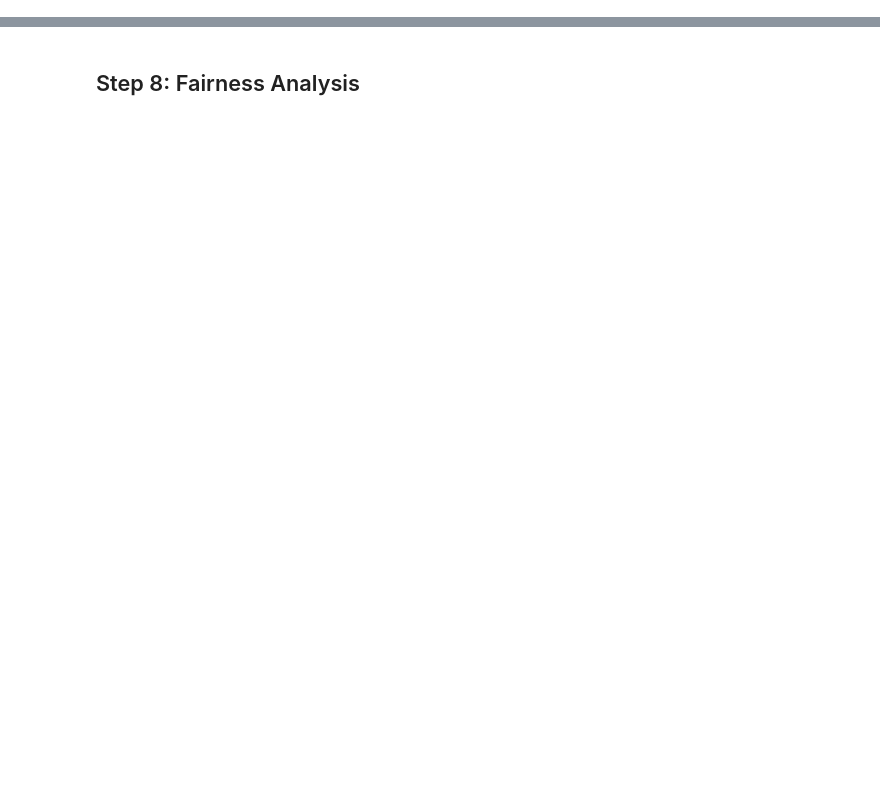
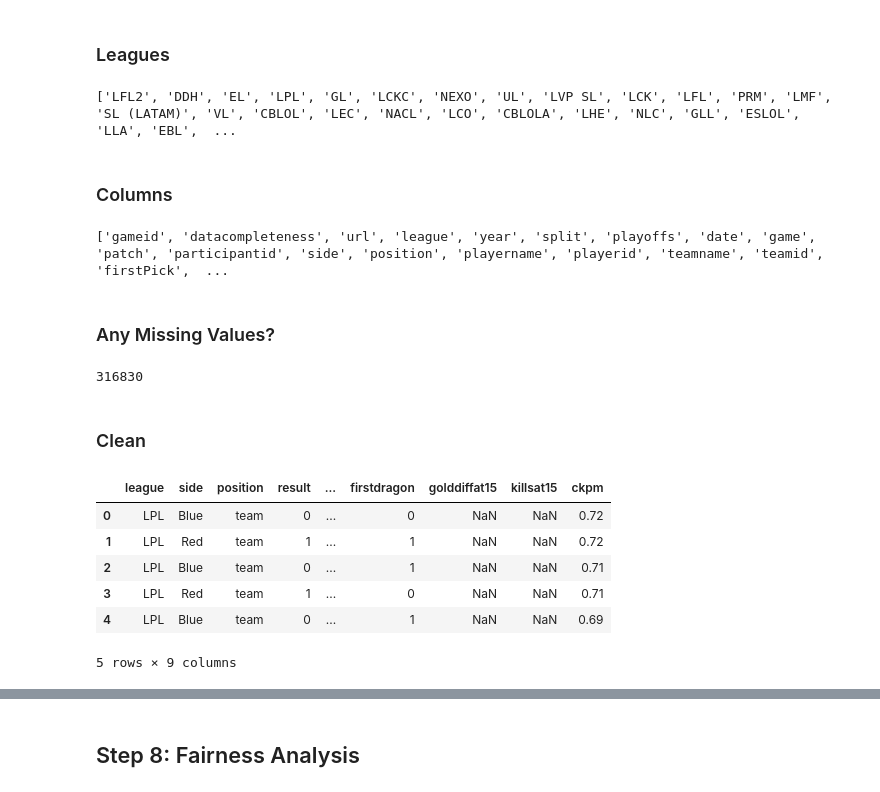
Before and after one commit to DonLe727/League-Of-legends-Tier-1-League-Match-Predictor, a Jupyter notebook: template.ipynb, the cells around one changed output, grey strips where cells are left out. Saved outputs shown, nothing was run; the diff lists cells and outputs as text; code cells hidden in the pictures; blank space fills up the shorter version.

```diff
--- a/template.ipynb
+++ b/template.ipynb
@@ -15,0 +33,12 @@ from dsc80_utils import * # Feel free to uncomment and use this.
+# %%
+# DataFrame Initialization (Raw Data)
+
+csv_files = ['2023_LoL_esports_match_data_from_OraclesElixir.csv',
+             '2024_LoL_esports_match_data_from_OraclesElixir.csv',
+             '2025_LoL_esports_match_data_from_OraclesElixir.csv']
+
+data_folder = Path('data')
+
+main_df = pd.concat([pd.read_csv(data_folder / f, low_memory=False) for f in csv_files], ignore_index=True) # Concatenate LoL Pro games from 2023-2026
+
+main_df
@@ -15,0 +55,45 @@ from dsc80_utils import * # Feel free to uncomment and use this.
+# %% [markdown]
+### Leagues
+# %%
+print(list(main_df['league'].unique()))
+# %% [output]
+['LFL2', 'DDH', 'EL', 'LPL', 'GL', 'LCKC', 'NEXO', 'UL', 'LVP SL', 'LCK', 'LFL', 'PRM', 'LMF', 'SL (LATAM)', 'VL', 'CBLOL', 'LEC', 'NACL', 'LCO', 'CBLOLA', 'LHE', 'NLC', 'GLL', 'ESLOL', 'LLA', 'EBL',  ...
+# %% [markdown]
+### Columns
+# %%
+print(list(main_df.columns))
+# %% [output]
+['gameid', 'datacompleteness', 'url', 'league', 'year', 'split', 'playoffs', 'date', 'game', 'patch', 'participantid', 'side', 'position', 'playername', 'playerid', 'teamname', 'teamid', 'firstPick',  ...
+# %% [markdown]
+### Any Missing Values?
+# %%
+main_df['firstdragon'].isna().sum()
+# %% [output]
+316830
+# %% [markdown]
+### Clean
+# %%
+keep_cols = ['league', 'side', 'position', 'result', 'firstblood', 'firstdragon', 'golddiffat15', 'killsat15', 'ckpm']
+tier_one_leagues = ['LCK', 'LEC', 'LCS', 'CBLOL', 'LCP', 'LPL']
+
+df_clean = (
+    main_df[keep_cols]
+    .loc[main_df['league'].isin(tier_one_leagues)]
+    .loc[main_df['position'] == 'team']
+    .assign(
+        result=lambda x: x['result'].astype(int),
+        firstblood=lambda x: x['firstblood'].astype('Int64'),
+        firstdragon=lambda x: x['firstdragon'].astype('Int64')
+    )
+    .reset_index(drop=True)
+)
+
+display(df_clean.head())
+# %% [output]
+|  | league | side | position | result | ... | firstdragon | golddiffat15 | killsat15 | ckpm |
+| 0 | LPL | Blue | team | 0 | ... | 0 | NaN | NaN | 0.72 |
+| 1 | LPL | Red | team | 1 | ... | 1 | NaN | NaN | 0.72 |
+| 2 | LPL | Blue | team | 0 | ... | 1 | NaN | NaN | 0.71 |
+| 3 | LPL | Red | team | 1 | ... | 0 | NaN | NaN | 0.71 |
+| 4 | LPL | Blue | team | 0 | ... | 1 | NaN | NaN | 0.69 |
+5 rows × 9 columns
```
Also changed, not shown: parts of 35 cells of this notebook.
